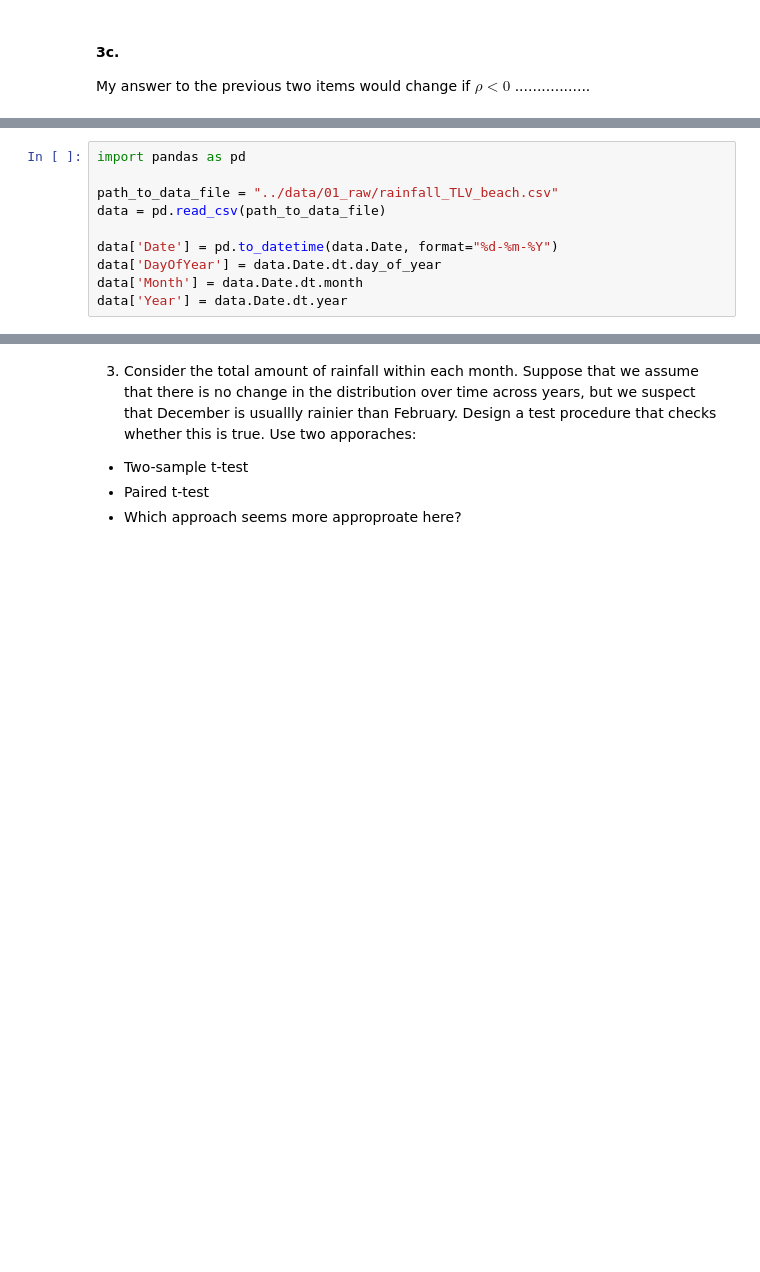
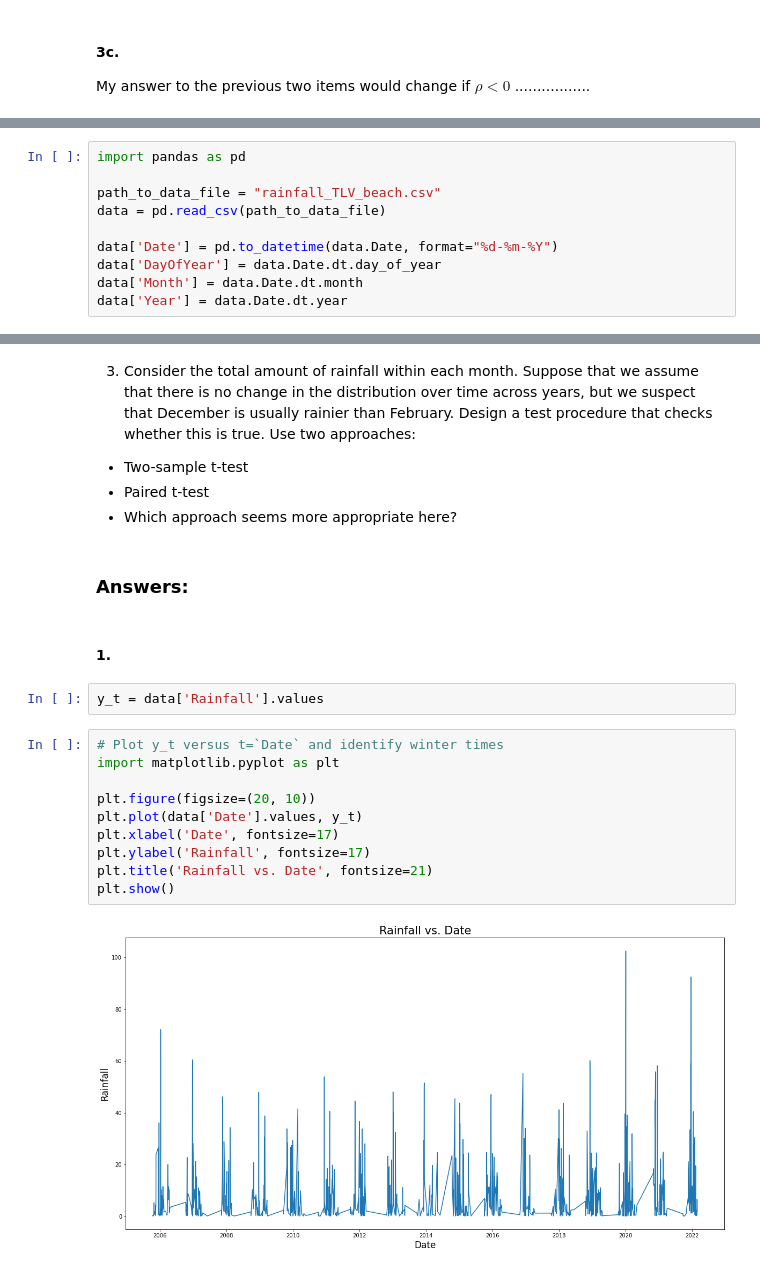
Before and after one commit to Nesher123/advanced-statistics, a Jupyter notebook: hw3/hw3.ipynb, the cells around one changed output, grey strips where cells are left out. Drawn from its saved outputs; the diff is of its cells as text; blank space fills up the shorter version.

```diff
--- a/hw3/hw3.ipynb
+++ b/hw3/hw3.ipynb
@@ -388,7 +387,7 @@ You may use the code below to format the `Date` column correctly and extract oth
 # %%
 import pandas as pd
 
-path_to_data_file = "../data/01_raw/rainfall_TLV_beach.csv"
+path_to_data_file = "rainfall_TLV_beach.csv"
 data = pd.read_csv(path_to_data_file)
 
 data['Date'] = pd.to_datetime(data.Date, format="%d-%m-%Y")
@@ -447,7 +444,25 @@ $$
 Plot the P-values for each of the years and also print their values. Discuss briefly.
 - Suppose that you obtained a very small p-value of some year, say $p \approx 10^{-5}$. Does rejecting the null hypothesis necessarily mean that the distribution of rainfall is changing over time? explain in 2-3 sentences.
 # %% [markdown]
-3) Consider the total amount of rainfall within each month. Suppose that we assume that there is no change in the distribution over time across years, but we suspect that December is usuallly rainier than February. Design a test procedure that checks whether this is true. Use two apporaches:
+3) Consider the total amount of rainfall within each month. Suppose that we assume that there is no change in the distribution over time across years, but we suspect that December is usually rainier than February. Design a test procedure that checks whether this is true. Use two approaches:
  - Two-sample t-test
  - Paired t-test
- - Which approach seems more approproate here?
+ - Which approach seems more appropriate here?
+# %% [markdown]
+### **Answers**:
+# %% [markdown]
+#### 1.
+# %%
+y_t = data['Rainfall'].values
+# %%
+# Plot y_t versus t=`Date` and identify winter times
+import matplotlib.pyplot as plt
+
+plt.figure(figsize=(20, 10))
+plt.plot(data['Date'].values, y_t)
+plt.xlabel('Date', fontsize=17)
+plt.ylabel('Rainfall', fontsize=17)
+plt.title('Rainfall vs. Date', fontsize=21)
+plt.show()
+# %% [output]
+[figure, added]
```
Also changed, not shown: parts of 9 cells of this notebook.
